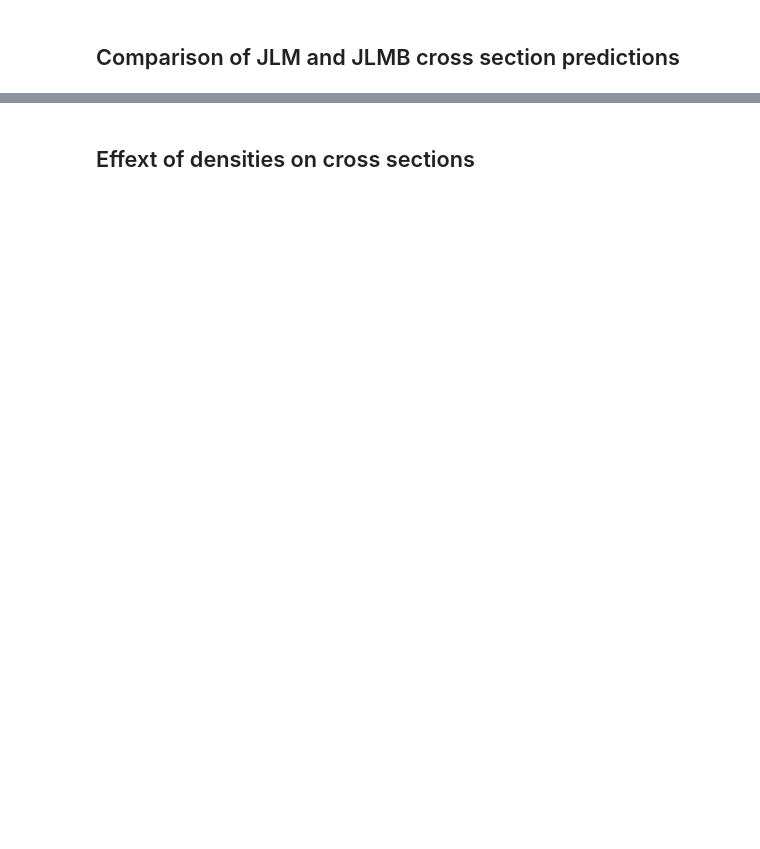
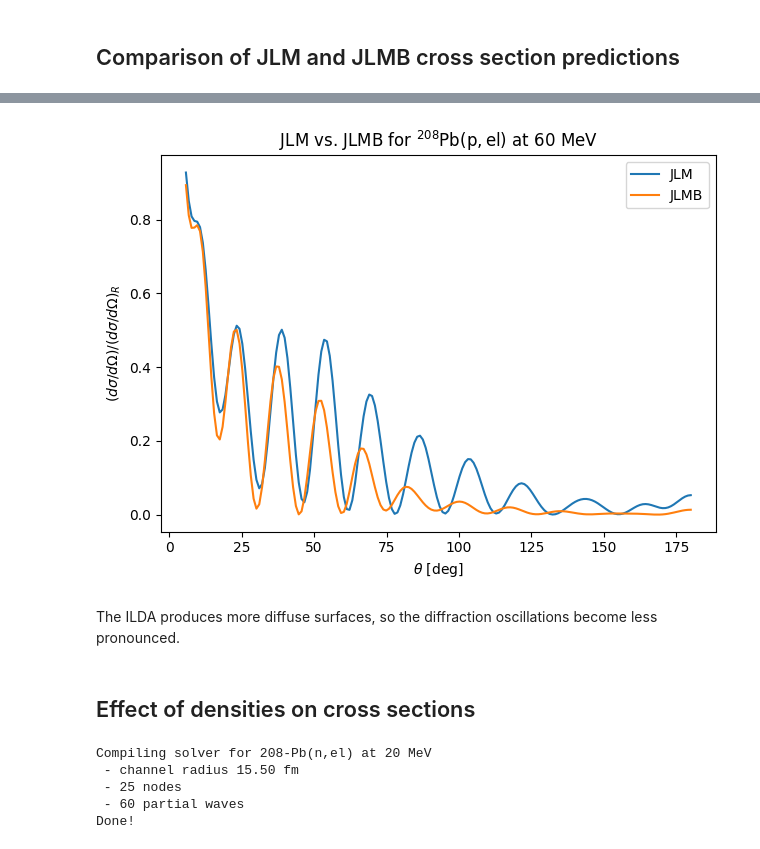
Before and after one commit to beykyle/jitr, a Jupyter notebook: examples/notebooks/example_jlm.ipynb, the cells around one changed output, grey strips where cells are left out. Drawn from its saved outputs; the diff is of its cells as text; code cells hidden in the pictures; blank space fills up the shorter version.

```diff
--- a/examples/notebooks/example_jlm.ipynb
+++ b/examples/notebooks/example_jlm.ipynb
@@ -494,0 +628,16 @@ plt.show()
+# %%
+V_C, (V_jlm, W_jlm), (V_jlmb, W_jlmb) = get_potentials(
+    solver, reaction, R, rho_n_d1m, rho_p_d1m
+)
+# %%
+%%time
+rho_n_q = folder.interp_to_quad(R, rho_n_d1m)
+rho_p_q = folder.interp_to_quad(R, rho_p_d1m)
+xs_jlm = solver.xs(
+    central_potential=V_jlm + 1j * W_jlm,
+    coulomb_potential=V_C,
+)
+xs_jlmb = solver.xs(
+    central_potential=V_jlmb + 1j * W_jlmb,
+    coulomb_potential=V_C,
+)
@@ -495,2 +647,54 @@ plt.show()
+# %%
+plt.plot(np.rad2deg(solver.angles), xs_jlm.dsdo / solver.rutherford, label="JLM")
+plt.plot(np.rad2deg(solver.angles), xs_jlmb.dsdo / solver.rutherford, label="JLMB")
+plt.xlabel(r"$\theta$ [deg]")
+plt.ylabel(r"$(d\sigma/d\Omega) / (d\sigma / d\Omega)_{R} $")
+plt.title(f"JLM vs. JLMB for ${reaction.reaction_latex}$ at {kinematics.Elab} MeV")
+plt.legend()
+plt.tight_layout()
+# %% [output]
+[figure, added]
+# %% [markdown]
+The ILDA produces more diffuse surfaces, so the diffraction oscillations become less pronounced.
 # %% [markdown]
-## Effext of densities on cross sections
+## Effect of densities on cross sections
+# %%
+# calculate kinematics for a given lab energy
+energy_lab = 20
+projectile = neutron
+reaction = reactions.Reaction(target=target, projectile=projectile, process="el")
+kinematics = reaction.kinematics(energy_lab)
+
+# set the channel radius, number of nodes, and number of partial waves
+interaction_range_fm = 1.2 * (target[0] ** (1 / 3)) + 2
+channel_radius_dimensionless = utils.suggested_dimensionless_channel_radius(
+    interaction_range_fm, kinematics.k
+)
+channel_radius = channel_radius_dimensionless / kinematics.k
+N = utils.suggested_basis_size(channel_radius_dimensionless)
+lmax = 60
+
+# build a solver for the system and reaction of interest
+print(f"Compiling solver for {reaction} at {energy_lab} MeV")
+print(f" - channel radius {channel_radius:1.2f} fm")
+print(f" - {N} nodes")
+print(f" - {lmax} partial waves")
+
+solver = xs.elastic.DifferentialWorkspace.build_from_system(
+    reaction=reaction,
+    kinematics=kinematics,
+    channel_radius_fm=channel_radius,
+    solver=rmatrix.Solver(N),
+    lmax=lmax,
+    angles=np.linspace(0.1, np.pi, 180),
+)
+rgrid = solver.radial_grid()
+# jit warmup
+_ = solver.xs(central_potential=np.zeros_like(solver.radial_grid()))
+print("Done!")
+# %% [output]
+Compiling solver for 208-Pb(n,el) at 20 MeV
+ - channel radius 15.50 fm
+ - 25 nodes
+ - 60 partial waves
+Done!
```
Also changed, not shown: parts of 25 cells of this notebook, 1 other file.
